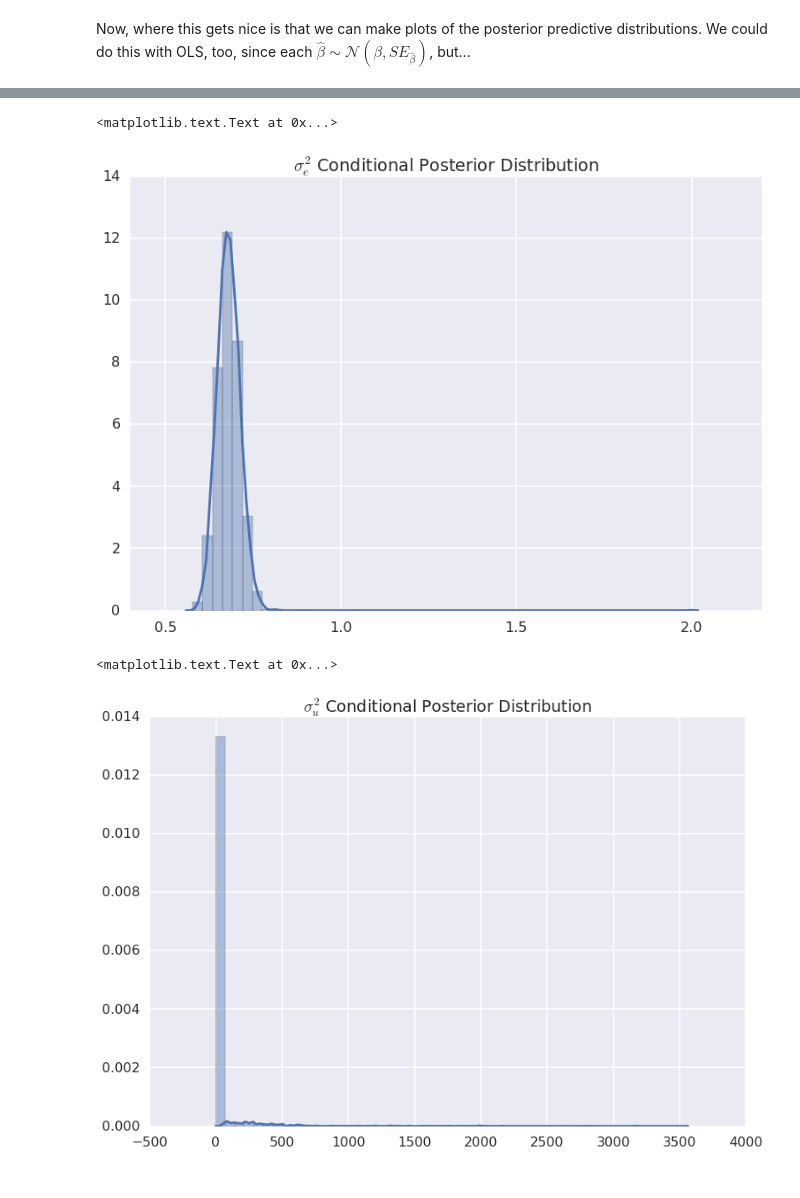
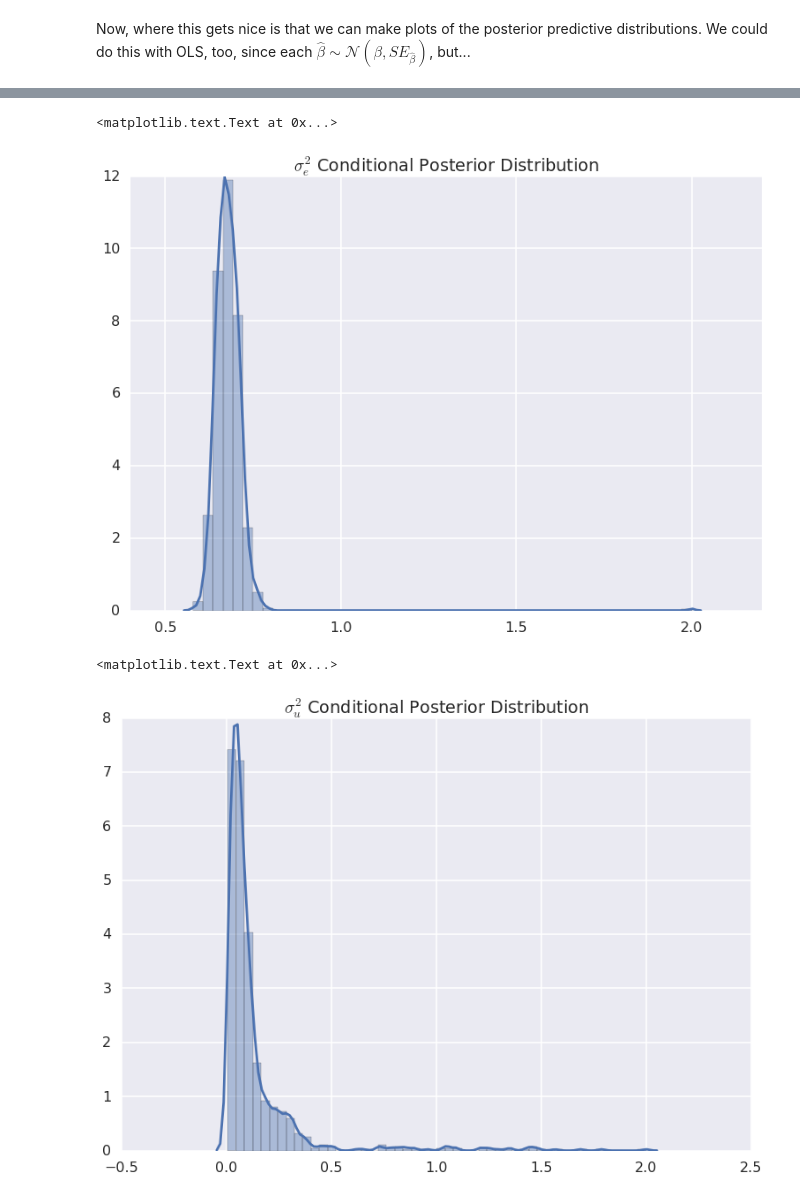
Before and after one commit to pysal/spvcm, a Jupyter notebook: hsar_userclass.ipynb, the cells around one changed output, grey strips where cells are left out. Cells and saved outputs as stored; diff of their text form; code cells hidden in the pictures.

```diff
--- a/hsar_userclass.ipynb
+++ b/hsar_userclass.ipynb
@@ -6,7 +6,7 @@ import pysal as ps
 import pandas as pd
 import numpy as np
 # %%
-data = pd.read_csv('./hlm/dong_harris/tests/test.csv')
+data = pd.read_csv('./test.csv')
 # %%
 data.head()
 # %% [output]
@@ -20,8 +20,8 @@ data.head()
 y = data[['y']].values
 X = data[['x']].values
 # %%
-W = ps.open('./hlm/dong_harris/tests/w_lower.mtx').read()
-M = ps.open('./hlm/dong_harris/tests/w_upper.mtx').read()
+W = ps.open('./w_lower.mtx').read()
+M = ps.open('./w_upper.mtx').read()
 W.transform = M.transform = 'r'
 # %%
 membership = data[['county']].values - 1
@@ -131,13 +113,13 @@ plt.title('$\\beta_1$ Conditional Posterior Distribution')
 # %%
-sns.distplot(np.vstack(dh.trace.Sigma_e))
+sns.distplot(np.vstack(dh.trace.Sigma2_e))
 plt.title('$\\sigma_e^2$ Conditional Posterior Distribution')
 # %% [output]
 <matplotlib.text.Text at 0x...>
-[figure, old version]
+[figure, new version]
 # %%
-sns.distplot(np.vstack(dh.trace.Sigma_u))
+sns.distplot(np.vstack(dh.trace.Sigma2_u))
 plt.title('$\\sigma_u^2$ Conditional Posterior Distribution')
 # %% [output]
 <matplotlib.text.Text at 0x...>
-[figure, old version]
+[figure, new version]
 # %%
```
Also changed, not shown: parts of 15 cells of this notebook, 3 other files.
